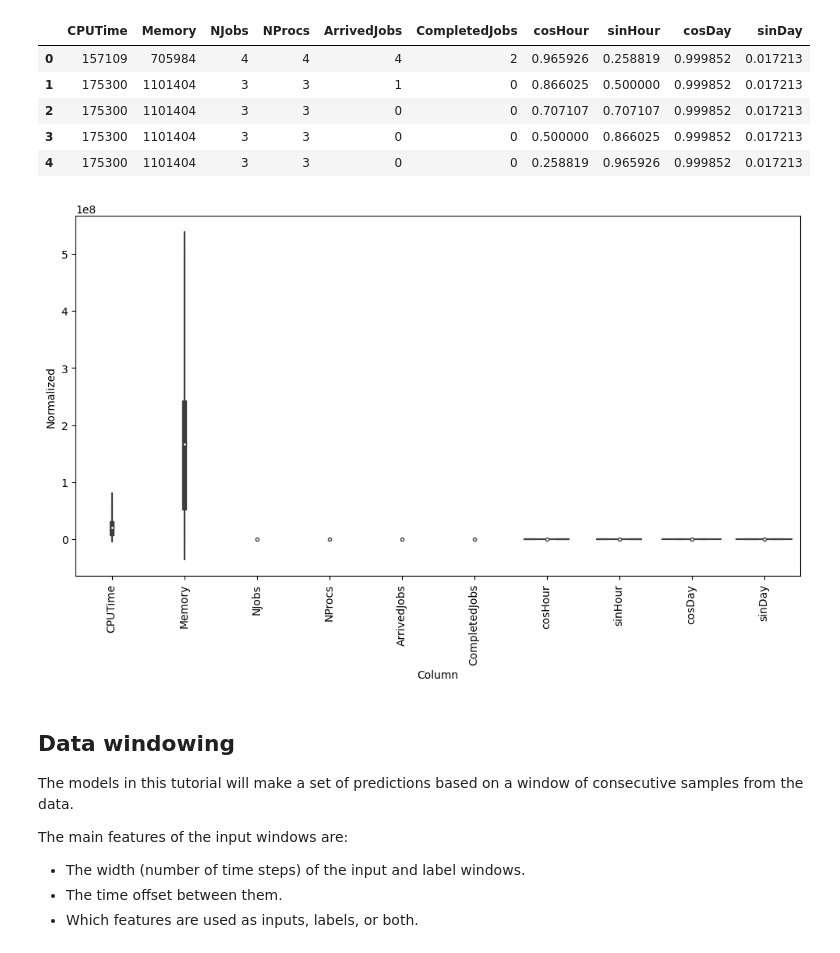
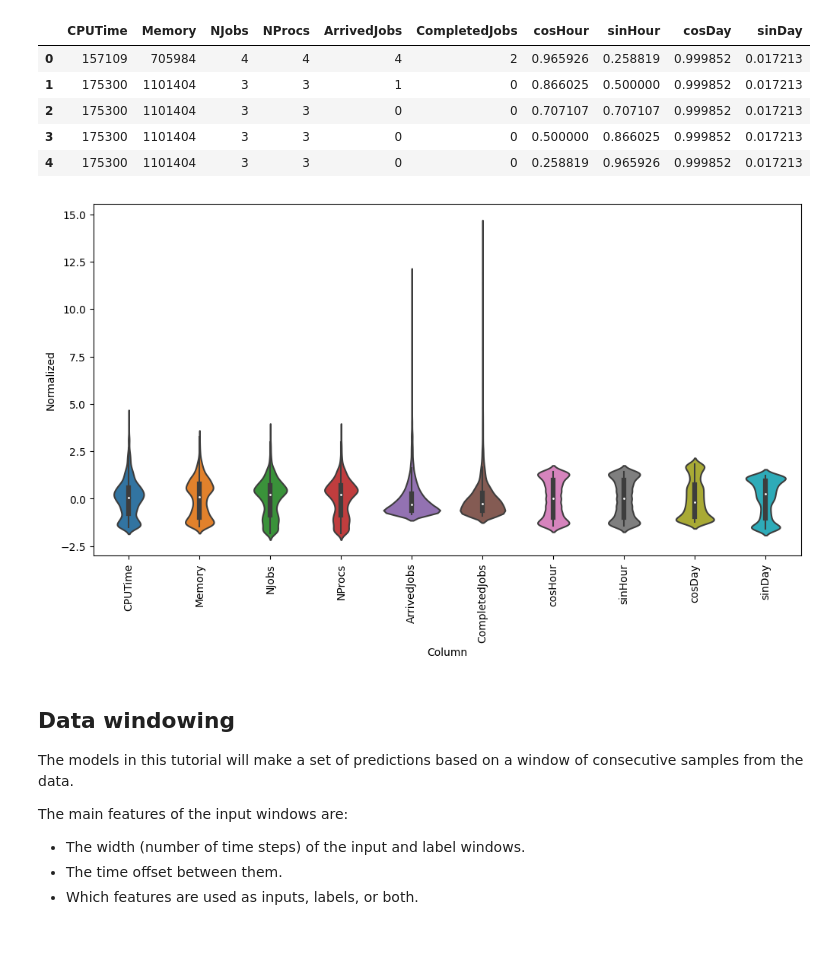
Before and after one commit to alextsaf/Thesis-NTUA, a Jupyter notebook: window.ipynb, the cells around one changed output. Saved outputs shown, nothing was run; the diff lists cells and outputs as text; code cells hidden in the pictures.

```diff
--- a/window.ipynb
+++ b/window.ipynb
@@ -39,12 +39,15 @@ from datetime import datetime
 mpl.rcParams['figure.figsize'] = (12, 10)
 mpl.rcParams['axes.grid'] = False
 # %%
-dateParser = lambda x: datetime.strptime(x, "%Y-%m-%d %H:%M:%S")
-dataset = pd.read_csv("./datasets/final/final-formed-auvergrid.csv", delimiter=',', date_parser=dateParser, parse_dates=['Timestamp'])
+datasetName = 'auvergrid'
+dataset = pd.read_csv(f"./datasets/final/final-formed-{datasetName}.csv", delimiter=',', date_format='%Y-%m-%d %H:%M:%S', parse_dates=['Timestamp'])
 
 date_time = pd.to_datetime(dataset['Timestamp'], format='%Y-%m-%d %H:%M:%S')
 
 dataset.drop('Timestamp', axis=1, inplace=True)
+
+if datasetName in ['auvergrid', 'sharcnet']:
+    dataset.drop(['cosMonth', 'sinMonth'], axis=1, inplace=True)
 # %%
 dataset.info()
 # %% [output]
@@ -129,12 +132,14 @@ train_df.head()
 | 3 | 175300 | 1101404 | 3 | 3 | 0 | 0 | 0.500000 | 0.866025 | 0.999852 | 0.017213 |
 | 4 | 175300 | 1101404 | 3 | 3 | 0 | 0 | 0.258819 | 0.965926 | 0.999852 | 0.017213 |
 # %%
+train_df = scale(train_df, train_df.columns)
 df_std = train_df.melt(var_name='Column', value_name='Normalized')
 plt.figure(figsize=(12, 6))
 ax = sns.violinplot(x='Column', y='Normalized', data=df_std)
 _ = ax.set_xticklabels(dataset.keys(), rotation=90)
+train_df = descale(train_df, train_df.columns)
 # %% [output]
-[figure, old version]
+[figure, new version]
 # %% [markdown]
 ## Data windowing
 
```
Also changed, not shown: parts of 7 cells of this notebook, 1 other file.
